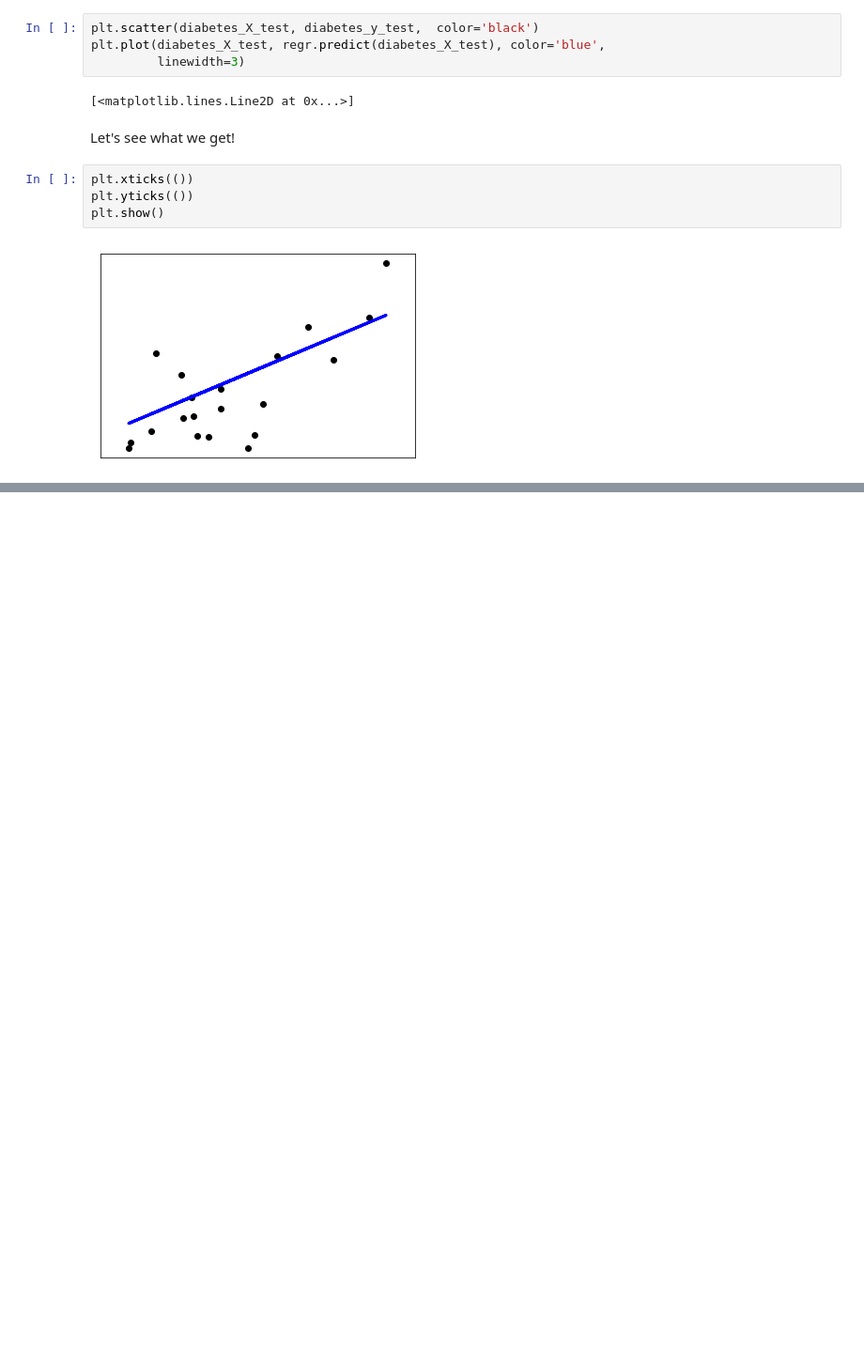
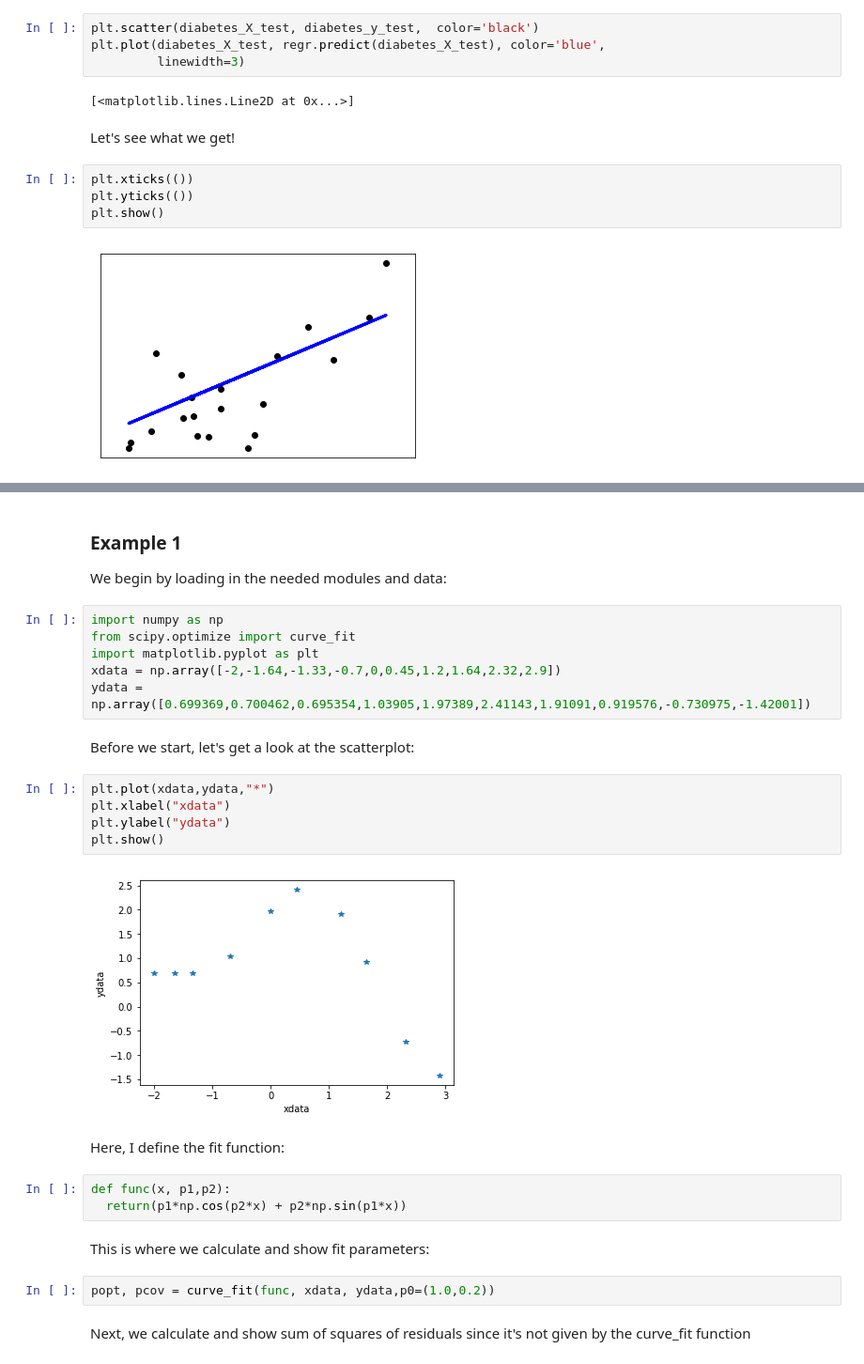
Before and after one commit to clesleycode/regression, a Jupyter notebook: regression.ipynb, the cells around one changed output, grey strips where cells are left out. Shown at 94% size. Cells and saved outputs as stored; diff of their text form; blank space fills up the shorter version.

```diff
--- a/regression.ipynb
+++ b/regression.ipynb
@@ -169,0 +202,30 @@ plt.show()
+# %% [markdown]
+### Example 1
+
+We begin by loading in the needed modules and data:
+# %%
+import numpy as np
+from scipy.optimize import curve_fit
+import matplotlib.pyplot as plt
+xdata = np.array([-2,-1.64,-1.33,-0.7,0,0.45,1.2,1.64,2.32,2.9])
+ydata = np.array([0.699369,0.700462,0.695354,1.03905,1.97389,2.41143,1.91091,0.919576,-0.730975,-1.42001])
+# %% [markdown]
+Before we start, let's get a look at the scatterplot:
+# %%
+plt.plot(xdata,ydata,"*")
+plt.xlabel("xdata")
+plt.ylabel("ydata")
+plt.show()
+# %% [output]
+[figure, added]
+# %% [markdown]
+Here, I define the fit function:
+# %%
+def func(x, p1,p2):
+  return(p1*np.cos(p2*x) + p2*np.sin(p1*x))
+# %% [markdown]
+This is where we calculate and show fit parameters:
+# %%
+popt, pcov = curve_fit(func, xdata, ydata,p0=(1.0,0.2))
+# %% [markdown]
+Next, we calculate and show sum of squares of residuals since it's not given by the curve_fit function
```
Also changed, not shown: parts of 61 cells of this notebook, 1 other file.
